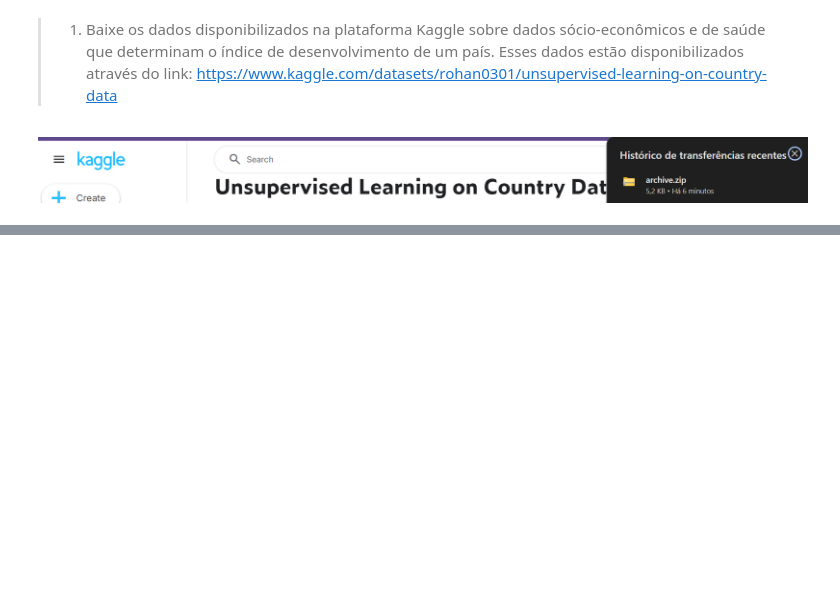
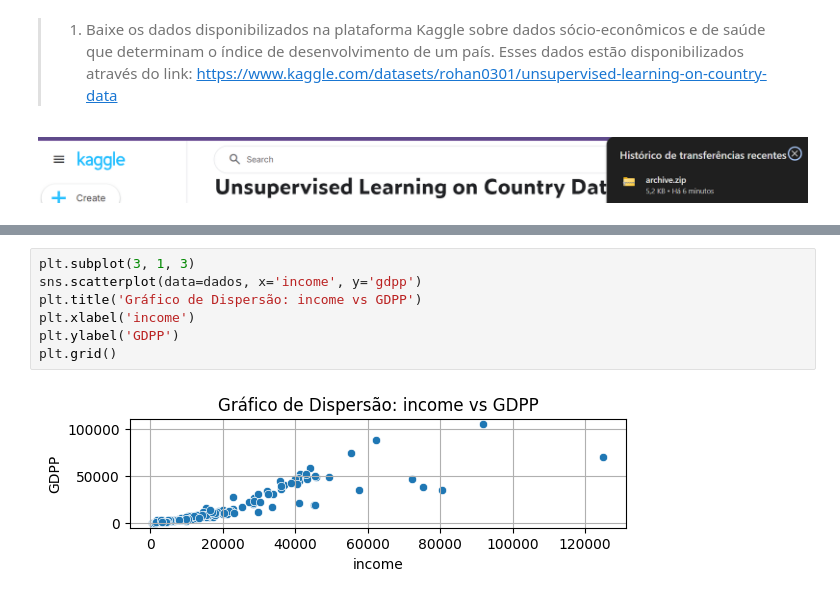
Before and after one commit to acrisandradee/algoritimoIAparaclusterizacao, a Jupyter notebook: pd_cris_andrade.ipynb, the cells around one changed output, grey strips where cells are left out. Drawn from its saved outputs; the diff is of its cells as text; blank space fills up the shorter version.

```diff
--- a/pd_cris_andrade.ipynb
+++ b/pd_cris_andrade.ipynb
@@ -93,0 +162,9 @@ zipp==3.20.2
+# %%
+plt.subplot(3, 1, 3)
+sns.scatterplot(data=dados, x='income', y='gdpp')
+plt.title('Gráfico de Dispersão: income vs GDPP')
+plt.xlabel('income')
+plt.ylabel('GDPP')
+plt.grid()
+# %% [output]
+[figure, added]
```
Also changed, not shown: parts of 15 cells of this notebook.
